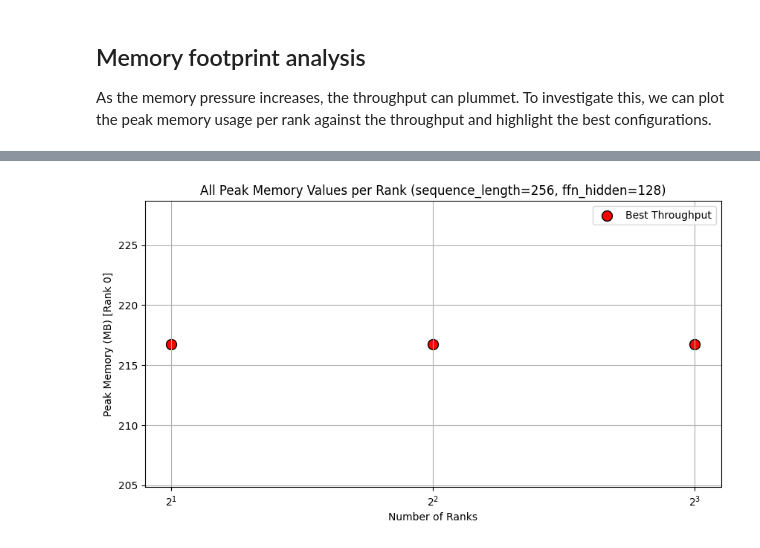
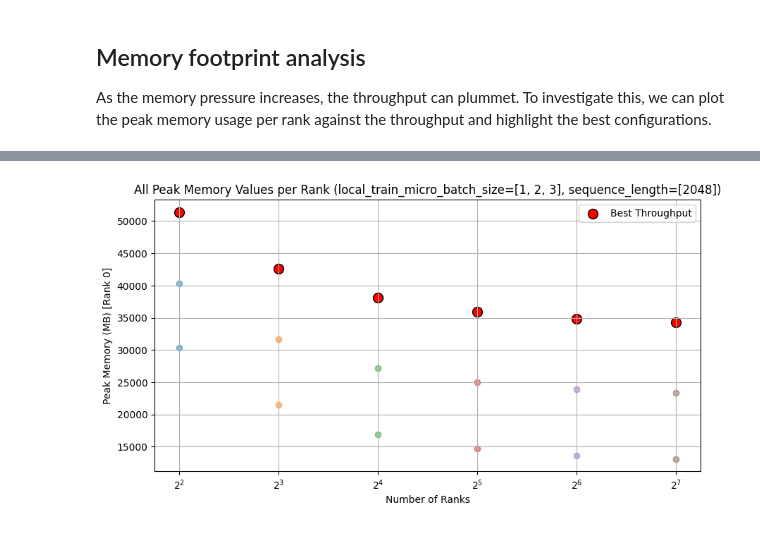
Before and after one commit to Modalities/modalities, a Jupyter notebook: tutorials/scaling_up/analysis/throughput_analysis.ipynb, the cells around one changed output, grey strips where cells are left out. Drawn from its saved outputs; the diff is of its cells as text; code cells hidden in the pictures.

```diff
--- a/tutorials/scaling_up/analysis/throughput_analysis.ipynb
+++ b/tutorials/scaling_up/analysis/throughput_analysis.ipynb
@@ -182,5 +186,5 @@ experiments_dict = get_current_sweep_status(exp_root=experiments_folder, expecte
 # %%
-sweep_config = get_sweep_config(experiments_folder)
+sweep_config = get_sweep_config(experiments_folder, yaml_file_name)
 sweep_keys = set(sweep_config.keys())
 sweep_config
 # %% [output]
@@ -260,0 +377,7 @@ with pd.option_context(
+# %%
+group_keys = ui_selection.group_keys
+aggregation_dims_set = set(sweep_config.keys()).difference(set(group_keys))
+considered_dims = group_keys
+
+print(f"Aggregation dims: {list(aggregation_dims_set)}")
+print(f"Considered dims: {considered_dims}")
@@ -264,14 +390,12 @@ df_filtered = df[
     (~df["train samples/s"].isna())
 ]
 
-# For each (seq_len, attn_impl, num_ranks), pick row with max throughput
 best_rows = (
     df_filtered
     .sort_values("train samples/s", ascending=False)
-    .drop_duplicates(subset=["sequence_length", "num_ranks"])
+    .drop_duplicates(subset=group_keys + ["num_ranks"])
 )
 # %%
-group_keys = ["sequence_length", "ffn_hidden"]
 assert set(group_keys).issubset(sweep_keys), f"Group keys {group_keys} not all in sweep keys {sweep_keys}"
 
 # --- Plot 1: Throughput ---
@@ -281,9 +405,9 @@ for val_tuple, group in best_rows.groupby(group_keys):
     label_dict = {key: val for key, val in zip(group_keys, val_tuple)}
     group = group.sort_values("num_ranks")
     label = ", ".join([f"{k}={v}" for k, v in label_dict.items()])
-    ax1.plot(group["num_ranks"], group["train samples/s"], marker='o', label=label)
+    ax1.plot(group["num_ranks"], group["train samples/s"], marker='x', linestyle='--', label=label)
 
-ax1.set_title("Scaling: Throughput vs Number of Ranks")
+ax1.set_title("Throughput vs Number of Ranks")
 ax1.set_xlabel("Number of Ranks")
 ax1.set_ylabel("Train Throughput (samples/s)")
 ax1.set_xscale("log", base=2)  # ← logarithmic x-axis
@@ -297,9 +421,9 @@ for val_tuple, group in best_rows.groupby(group_keys):
     label_dict = {key: val for key, val in zip(group_keys, val_tuple)}
     group = group.sort_values("num_ranks")
     label = ", ".join([f"{k}={v}" for k, v in label_dict.items()])
-    ax1.plot(group["num_ranks"], group["train samples/s"], marker='o', label=label)
+    ax1.plot(group["num_ranks"], group["train samples/s"], marker='x', linestyle='--', label=label)
 
-ax1.set_title("Scaling: Throughput vs Number of Ranks")
+ax1.set_title("Throughput vs Number of Ranks")
 ax1.set_xlabel("Number of Ranks")
 ax1.set_ylabel("Train Throughput (samples/s)")
 ax1.set_xscale("log", base=2)  # ← logarithmic x-axis
@@ -316,7 +440,7 @@ for val_tuple, group in best_rows.groupby(group_keys):
     label = ", ".join([f"{k}={v}" for k, v in label_dict.items()])
     ax2.plot(group["num_ranks"], group["train mfu (16-bit)"], marker='x', linestyle='--', label=label)
 
-ax2.set_title("Scaling: MFU vs Number of Ranks")
+ax2.set_title("MFU vs Number of Ranks")
 ax2.set_xlabel("Number of Ranks")
 ax2.set_ylabel("Model FLOP Utilization (MFU)")
 ax2.set_xscale("log", base=2)  # ← logarithmic x-axis
@@ -335,11 +529,10 @@ As the memory pressure increases, the throughput can plummet. To investigate thi
 # %%
-filter_dict = {"sequence_length": 256, "ffn_hidden": 128}
+filter_dict = ui_selection.selected
+mask = True
+if len(filter_dict) > 0:
+    mask = reduce(lambda x, y: x & y, [df_filtered[key].isin(value) for key, value in filter_dict.items()])
 
-# Filter down to single attention impl and sequence length
-df_valid = df_filtered[
-    df_filtered["train samples/s"].notnull() &
-    reduce(lambda x, y: x & y, [df_filtered[key] == value for key, value in filter_dict.items()])
-]
+df_valid = df_filtered[df_filtered["train samples/s"].notnull() & mask]
 
 # Best row per num_ranks
 best_rows = (
@@ -352,31 +545,31 @@ best_rows = (
 fig, ax = plt.subplots(figsize=(10, 5))
 
 # Plot all memory values as background points
 for num_ranks, group in df_valid.groupby("num_ranks"):
     ax.scatter(
         [num_ranks] * len(group),
         group["peak memory rank 0 (MB)"],
         alpha=0.5,
         label=f"{num_ranks} ranks" if num_ranks not in best_rows["num_ranks"].values else None
     )
 
 # Plot best ones as red dots with black edge
 ax.scatter(
     best_rows["num_ranks"],
     best_rows["peak memory rank 0 (MB)"],
     color="red",
     edgecolors="black",
     s=100,
     label="Best Throughput"
 )
 
 # Final touches
 ax.set_title(f"All Peak Memory Values per Rank ({', '.join([f'{k}={v}' for k, v in filter_dict.items()])})")
 ax.set_xlabel("Number of Ranks")
 ax.set_ylabel("Peak Memory (MB) [Rank 0]")
 ax.set_xscale("log", base=2)
 ax.grid(True, which="both")
 ax.legend()
 plt.show()
 # %% [output]
-[figure, old version]
+[figure, new version]
```
Also changed, not shown: parts of 18 cells of this notebook.
